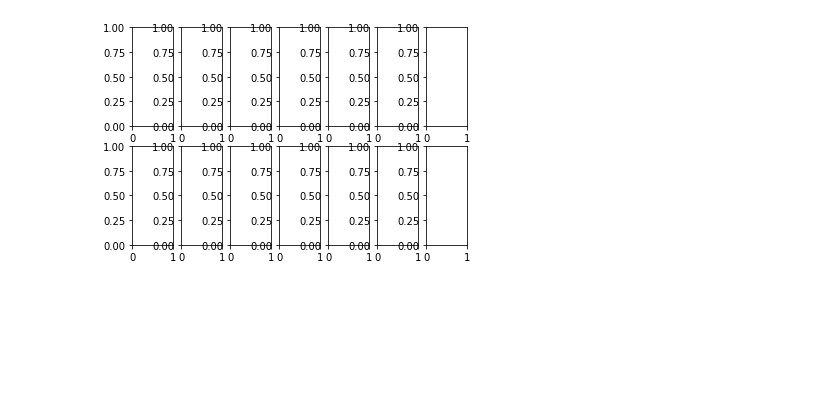
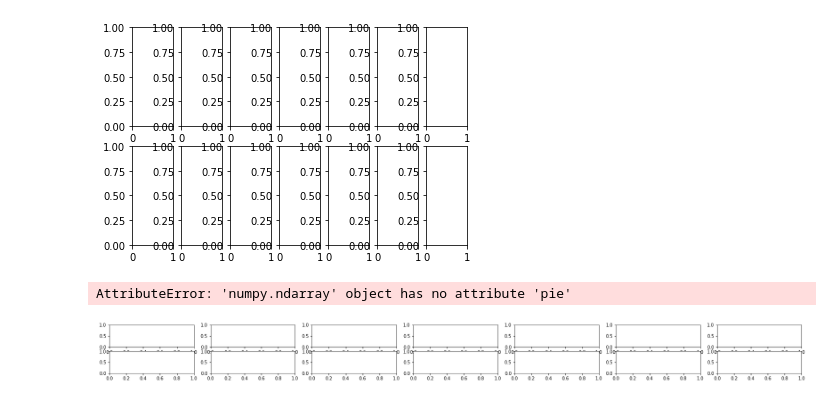
Before and after one commit to msaadah/Data-Analysis-Notebook, a Jupyter notebook: Subplots.ipynb, the cells around one changed output. Drawn from its saved outputs; the diff is of its cells as text; code cells hidden in the pictures; blank space fills up the shorter version.

Commit message:
multiple subplot changes

```diff
--- a/Subplots.ipynb
+++ b/Subplots.ipynb
@@ -29,3 +32,22 @@ plt.show()
 [figure]
 [figure]
 [figure]
+# %%
+labels = ['Frogs', "Hogs", "dogs", "logs"]
+fracs = [15,30,45,10]
+
+n=14
+h=2
+w=h*n
+
+fig,axs = plt.subplots(2,7)
+
+fig.set_size_inches(w,h)
+
+for pk in range(n):
+    axs[pk].pie(fracs, labels = labels, autopct = '%1.1f%%', shadow = True)
+
+plt.show()
+# %% [output]
+AttributeError: 'numpy.ndarray' object has no attribute 'pie'
+[figure, added]
```
Also changed, not shown: parts of 6 cells of this notebook, 2 other files.
